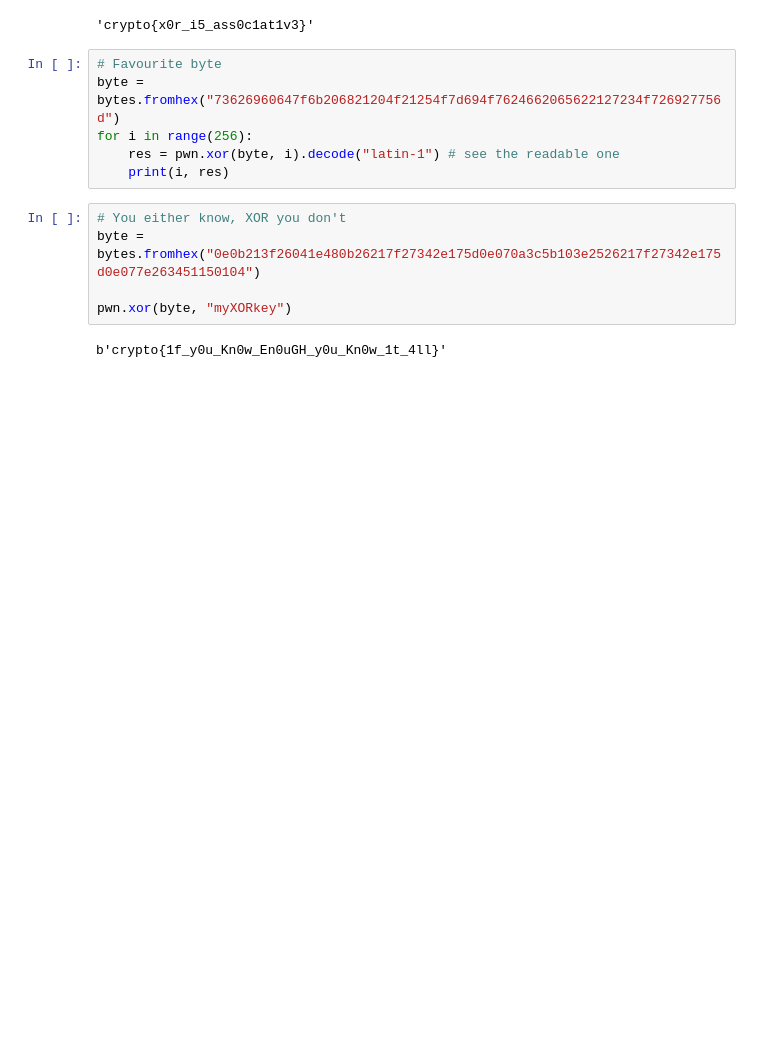
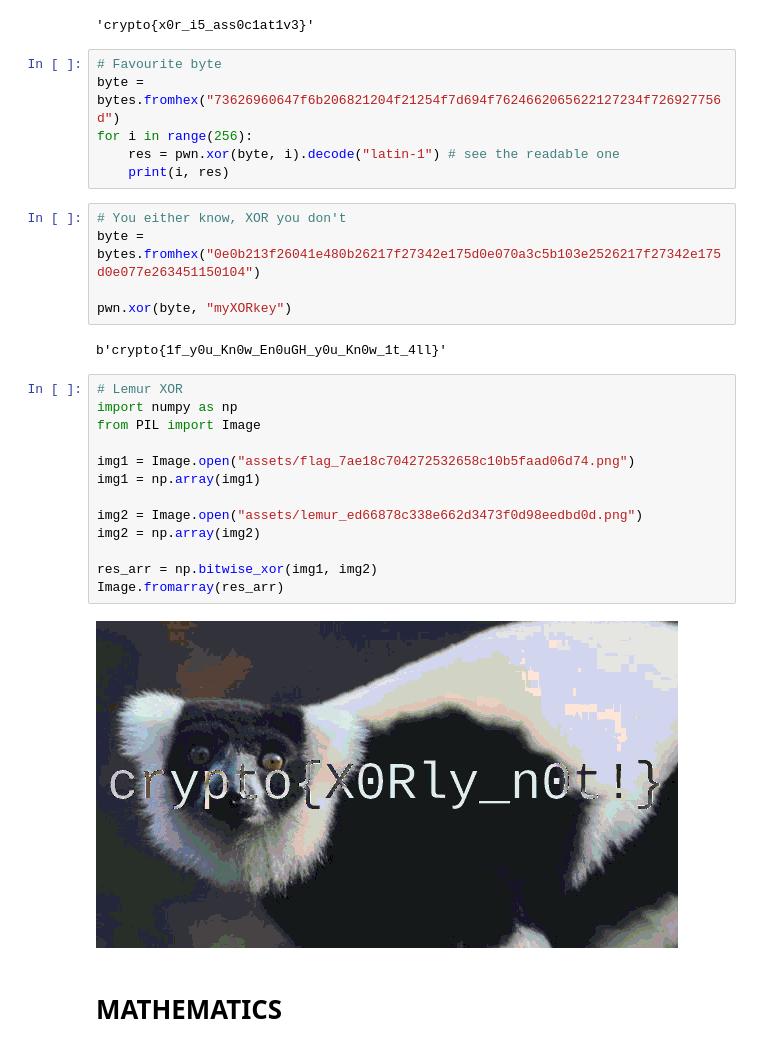
Before and after one commit to marwanmusa/LeetCode-Challenges, a Jupyter notebook: Extras/cryptohack.ipynb, the cells around one changed output. Saved outputs shown, nothing was run; the diff lists cells and outputs as text; blank space fills up the shorter version.

Commit message:
add Lemur XOR

```diff
--- a/Extras/cryptohack.ipynb
+++ b/Extras/cryptohack.ipynb
@@ -125,3 +125,20 @@ byte = bytes.fromhex("0e0b213f26041e480b26217f27342e175d0e070a3c5b103e2526217f27
 pwn.xor(byte, "myXORkey")
 # %% [output]
 b'crypto{1f_y0u_Kn0w_En0uGH_y0u_Kn0w_1t_4ll}'
+# %%
+# Lemur XOR
+import numpy as np
+from PIL import Image
+
+img1 = Image.open("assets/flag_7ae18c704272532658c10b5faad06d74.png")
+img1 = np.array(img1)
+
+img2 = Image.open("assets/lemur_ed66878c338e662d3473f0d98eedbd0d.png")
+img2 = np.array(img2)
+
+res_arr = np.bitwise_xor(img1, img2)
+Image.fromarray(res_arr)
+# %% [output]
+[figure, added]
+# %% [markdown]
+# MATHEMATICS
```
Also changed, not shown: parts of 2 cells of this notebook, 2 other files.
